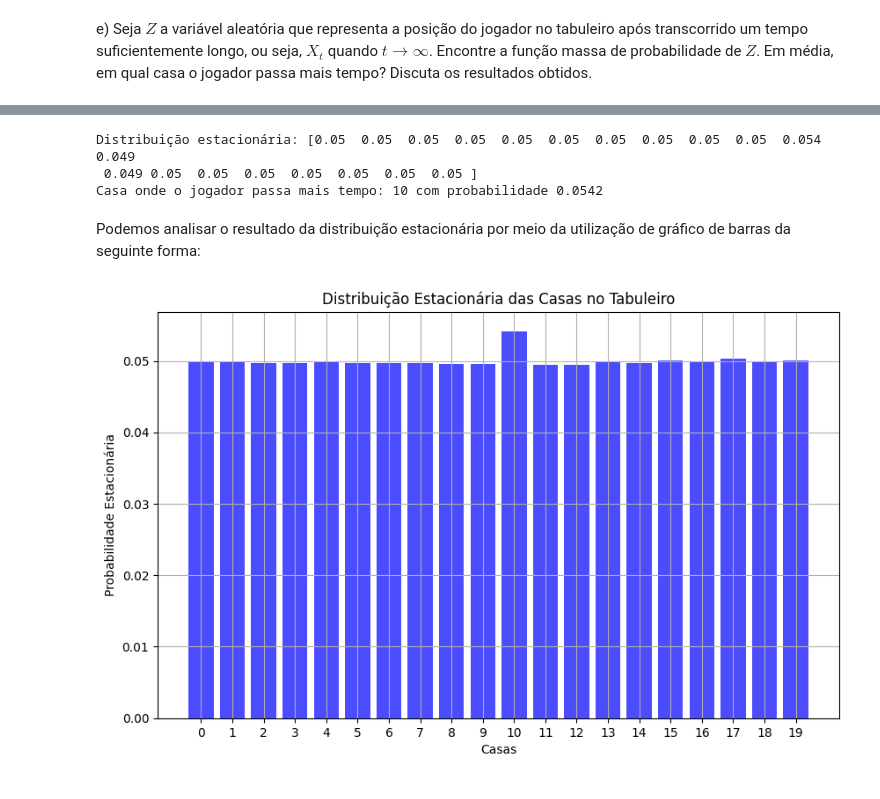
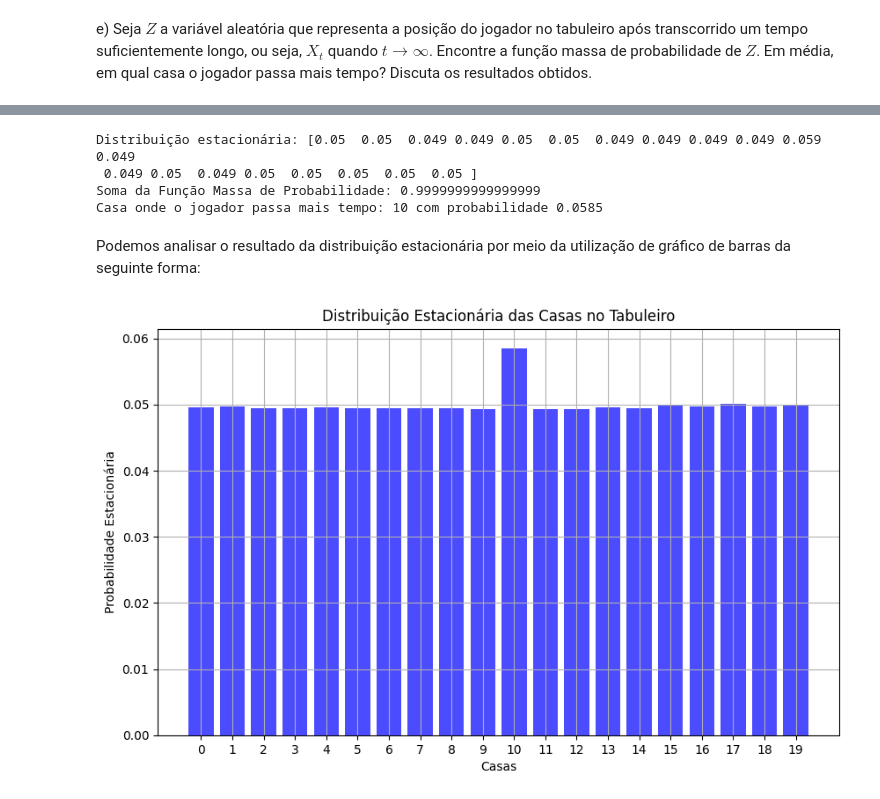
Before and after one commit to milton-salgado/estatistica-e-probabilidade, a Jupyter notebook: projetos/projeto_02.ipynb, the cells around one changed output, grey strips where cells are left out. Cells and saved outputs as stored; diff of their text form; code cells hidden in the pictures.

Commit message:
refact: Refatoração do Projeto considerando uma matriz 63x63

```diff
--- a/projetos/projeto_02.ipynb
+++ b/projetos/projeto_02.ipynb
@@ -129,8 +135,8 @@ Por fim, devemos nos atentar nas últimas 20 linhas da matriz de probabilidade,
 # %%
 import numpy as np
 
-# Inicializando a matriz 60x60 com zeros
-P = np.zeros((60, 60))
+# Inicializando a matriz 63x63 com zeros
+P = np.zeros((63, 63))
 
 # Probabilidades da soma no lançamento de dois dados diferentes
 probabilidades_diferentes = {
@@ -169,12 +175,20 @@ for i in range(40, 60):
     house = i - 40
     for roll, prob in probabilidades_diferentes.items():
         P[i, next_house(house, roll)] += prob
-    # Transição para o estágio preso
-    P[i, 30] = 1/6
+    # Transição para o estado recém-preso
+    P[i, 60] = 1/6
+
+P[60, 10] = 5/6 # Transição para o estado preso em liberdade condicional
+P[60, 61] = 1/6 # Transição para o estado não suspeito após ser preso porm 1 rodada
+P[61, 10] = 5/6 # Transição para o estado preso com prisão perpétua
+P[61, 62] = 1/6 # Transição para o estado não suspeito após ser preso por 2 rodadas
+P[62, 10] = 1 # Transição para o estado não suspeito  após ser preso por 3 rodadas
 
 # Exibição da matriz
 np.set_printoptions(precision=3, suppress=True)
+print("Matriz de Probabilidades de Transição:")
 print(P)
 # Verificação da soma das probabilidades de transição
+print("\nSoma das probabilidades de transição por linha:")
 print(P.sum(axis=1))
 # %% [output]
@@ -454,38 +474,46 @@ Nesse sentido, a distribuição estacionária para as 20 casas é obtida por mei
 
 6. Por fim, exibimos a casa onde o jogador passa mais tempo e sua probabilidade associada.
 # %%
-# Resolver o sistema πP = π
-valores, vetores = np.linalg.eig(P.T)
-vetor_estacionario = np.real(vetores[:, np.isclose(valores, 1)])
-vetor_estacionario = vetor_estacionario / vetor_estacionario.sum()
-vetor_estacionario = vetor_estacionario[:, 0]
+def gera_distribuicao_estacionaria():
+    # Resolver o sistema πP = π
+    valores, vetores = np.linalg.eig(P.T)
+    vetor_estacionario = np.real(vetores[:, np.isclose(valores, 1)])
+    vetor_estacionario = vetor_estacionario / vetor_estacionario.sum()
+    vetor_estacionario = vetor_estacionario[:, 0]
 
-# Distribuição estacionária para as 20 casas
-distribuicao_estacionaria = vetor_estacionario[:20] + vetor_estacionario[20:40] + vetor_estacionario[40:60]
+    # Combinação das probabilidades entre cada um dos estágios possíveis do jogo
+    distribuicao_estacionaria = vetor_estacionario[:20] + vetor_estacionario[20:40] + vetor_estacionario[40:60]
+    distribuicao_estacionaria[10] += vetor_estacionario[60] + vetor_estacionario[61] + vetor_estacionario[62]
+
+    return distribuicao_estacionaria
+
+vetor_distribuicao_estacionaria = gera_distribuicao_estacionaria()
 
 # Casa onde o jogador passa mais tempo
-casa_mais_tempo = np.argmax(distribuicao_estacionaria)
-tempo_medio = distribuicao_estacionaria[casa_mais_tempo]
+casa_mais_tempo = np.argmax(vetor_distribuicao_estacionaria)
+tempo_medio = vetor_distribuicao_estacionaria[casa_mais_tempo]
 
-print(f"Distribuição estacionária: {distribuicao_estacionaria}")
+print(f"Distribuição estacionária: {vetor_distribuicao_estacionaria}")
+print(f"Soma da Função Massa de Probabilidade: {vetor_distribuicao_estacionaria.sum()}")
 print(f"Casa onde o jogador passa mais tempo: {casa_mais_tempo} com probabilidade {tempo_medio:.4f}")
 # %% [output]
-Distribuição estacionária: [0.05  0.05  0.05  0.05  0.05  0.05  0.05  0.05  0.05  0.05  0.054 0.049
- 0.049 0.05  0.05  0.05  0.05  0.05  0.05  0.05 ]
-Casa onde o jogador passa mais tempo: 10 com probabilidade 0.0542
+Distribuição estacionária: [0.05  0.05  0.049 0.049 0.05  0.05  0.049 0.049 0.049 0.049 0.059 0.049
+ 0.049 0.05  0.049 0.05  0.05  0.05  0.05  0.05 ]
+Soma da Função Massa de Probabilidade: 0.9999999999999999
+Casa onde o jogador passa mais tempo: 10 com probabilidade 0.0585
 # %% [markdown]
 Podemos analisar o resultado da distribuição estacionária por meio da utilização de gráfico de barras da seguinte forma:
 # %%
 import matplotlib.pyplot as plt
 
 # Plotar o gráfico da distribuição estacionária
 plt.figure(figsize=(10, 6))
-plt.bar(range(20), distribuicao_estacionaria, color='blue', alpha=0.7)
+plt.bar(range(20), vetor_distribuicao_estacionaria, color='blue', alpha=0.7)
 plt.xlabel('Casas')
 plt.ylabel('Probabilidade Estacionária')
 plt.title('Distribuição Estacionária das Casas no Tabuleiro')
 plt.xticks(range(20))
 plt.grid(True)
 plt.show()
 # %% [output]
-[figure, old version]
+[figure, new version]
```
Also changed, not shown: parts of 6 cells of this notebook.
